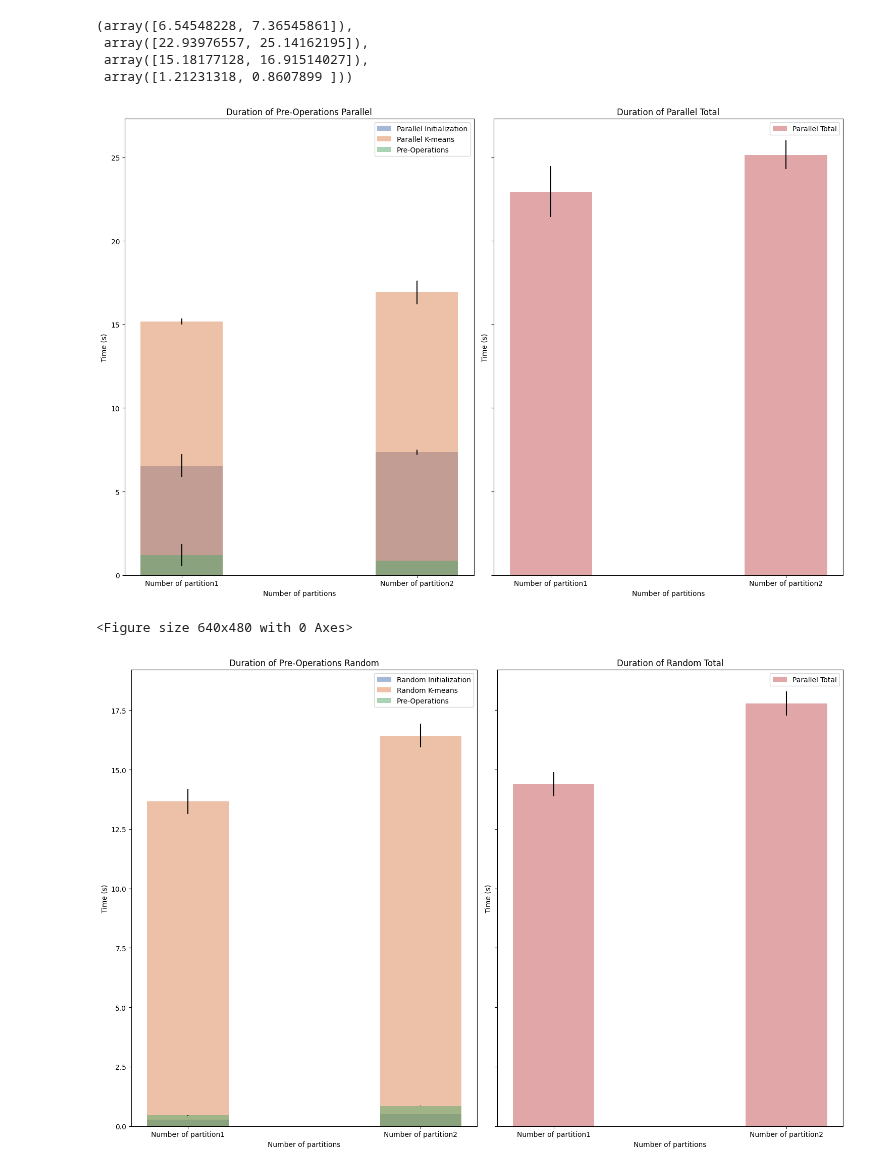
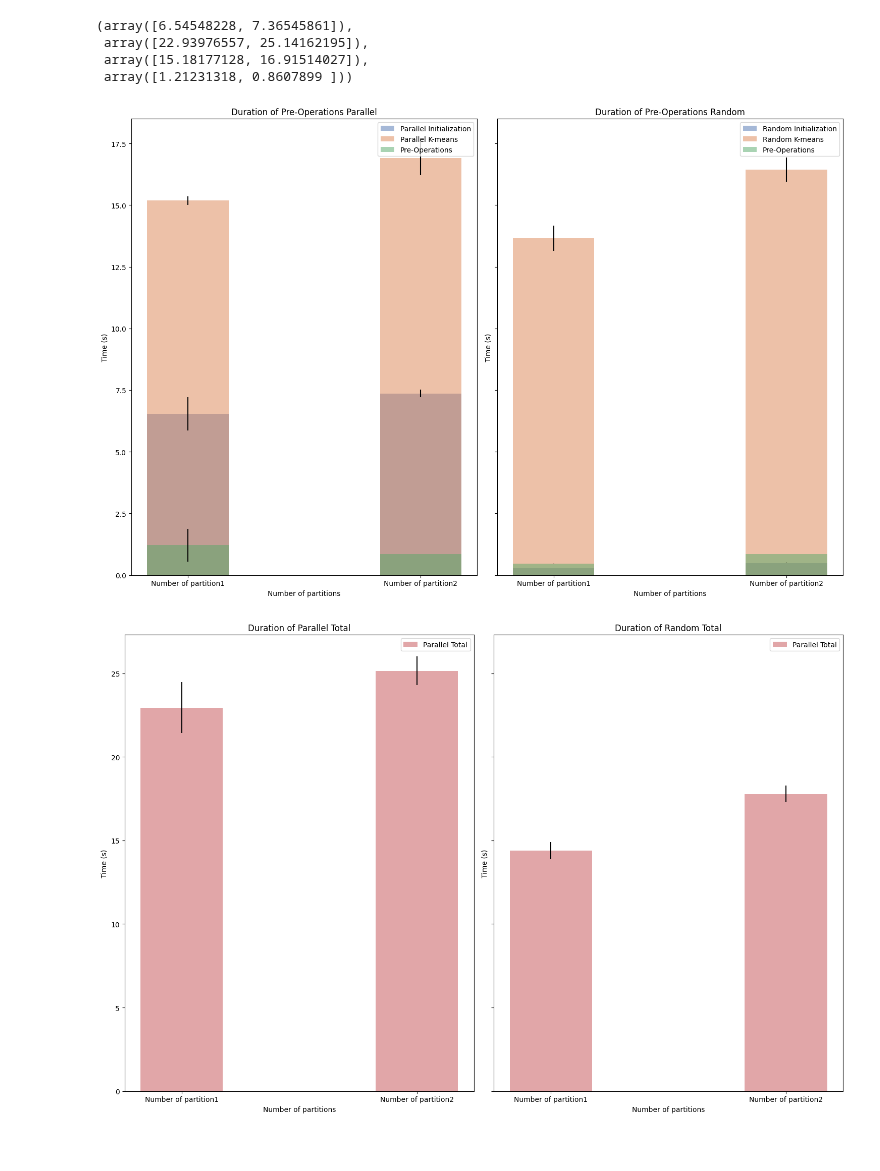
Before and after one commit to LorenzoVigorelli/Distributed-K-Means-Clustering, a Jupyter notebook: spark/DistributedKmeans/results.ipynb, the cells around one changed output. Drawn from its saved outputs; the diff is of its cells as text; code cells hidden in the pictures.

Commit message:
plots

```diff
--- a/spark/DistributedKmeans/results.ipynb
+++ b/spark/DistributedKmeans/results.ipynb
@@ -865,61 +885,34 @@ meanPinit, meanPtotal, meanPkmeans , meanPpre
 # %%
 colorPalette = sns.color_palette("deep")
 # Impostare colori più chiari
 colorInit = colorPalette[0]
 colorKmeans = colorPalette[1]
 colorPre = colorPalette[2]
 color = colorPalette[3]
 
 # Creare il plot in modo più sintetico
 fig, ax = plt.subplots(1, 2, figsize=(15, 10), sharey=True)
 barWidth = 0.35
 indices = range(len(totalLogP[0]["totalLogParallelInit"]))
 
 # Funzione per semplificare la creazione dei subplot
 def create_subplot(ax, indices, mean, std, title, label, color):
     ax.bar(indices, mean, barWidth, yerr=std, label=label, color=color, alpha=0.5)
     ax.set_title(title)
     ax.set_xlabel("Number of partitions")
     ax.set_ylabel("Time (s)")
     ax.legend()
     ax.set_xticks(indices)
     ax.set_xticklabels(totalLogP[0]["totalLogParallelInit"].keys())
 
 # Applicare la funzione ai subplot
 create_subplot(ax[0], indices, meanPinit, stdPinit, "Duration of Parallel Initialization", "Parallel Initialization", colorInit)
 create_subplot(ax[0], indices, meanPkmeans, stdPkmeans, "", "Parallel K-means", colorKmeans)
 create_subplot(ax[0], indices, meanPpre, stdPpre, "Duration of Pre-Operations Parallel", "Pre-Operations", colorPre)
-create_subplot(ax[1], indices, meanPtotal, stdPTotal, "Duration of Parallel Total", "Parallel Total", color)
+create_subplot(ax[1], indices, meanRinit, stdRinit, "Duration of Random Initialization", "Random Initialization", colorInit)
+create_subplot(ax[1], indices, meanRkmeans, stdRkmeans, "", "Random K-means", colorKmeans)
+create_subplot(ax[1], indices, meanRpre, stdRpre, "Duration of Pre-Operations Random", "Pre-Operations", colorPre)
 
 plt.tight_layout()
 # %% [output]
-[figure, old version]
+[figure, new version]
-# %%
-# Riduci la larghezza del bar per fare spazio a più bar nella stessa colonna
-barWidth = 0.1
-
-# Calcola nuovi indici per ciascun gruppo di bar
-indices = np.arange(len(totalLogP[0]["totalLogParallelInit"]))
-offset = barWidth
-
-# Funzione per semplificare la creazione dei subplot con bar separati
-def create_subplot(ax, indices, mean, std, title, label, color, position_offset):
-    new_indices = indices + position_offset
-    ax.bar(new_indices, mean, barWidth, yerr=std, label=label, color=color, alpha=0.5)
-    ax.set_title(title)
-    ax.set_xlabel("Number of partitions")
-    ax.set_ylabel("Time (s)")
-    ax.legend()
-    ax.set_xticks(indices)
-    ax.set_xticklabels(totalLogP[0]["totalLogParallelInit"].keys())
-
-# Applicare la funzione ai subplot con offset per separare i bar
-create_subplot(ax[0], indices, meanPinit, stdPinit, "Duration of Parallel Initialization", "Parallel Initialization", colorInit, -offset)
-create_subplot(ax[0], indices, meanPkmeans, stdPkmeans, "", "Parallel K-means", colorKmeans, 0)  # Nessun offset per il gruppo centrale
-create_subplot(ax[0], indices, meanPpre, stdPpre, "Duration of Pre-Operations Parallel", "Pre-Operations", colorPre, offset)
-create_subplot(ax[1], indices, meanPtotal, stdPTotal, "Duration of Parallel Total", "Parallel Total", color, 0)  # Questo rimane invariato
-
-plt.tight_layout()
-plt.show()
-# %% [output]
-<Figure size 640x480 with 0 Axes>
@@ -967,11 +940,10 @@ def create_subplot(ax, indices, mean, std, title, label, color):
     ax.set_xticklabels(totalLogP[0]["totalLogParallelInit"].keys())
 
 # Applicare la funzione ai subplot
-create_subplot(ax[0], indices, meanRinit, stdRinit, "Duration of Random Initialization", "Random Initialization", colorInit)
-create_subplot(ax[0], indices, meanRkmeans, stdRkmeans, "", "Random K-means", colorKmeans)
-create_subplot(ax[0], indices, meanRpre, stdRpre, "Duration of Pre-Operations Random", "Pre-Operations", colorPre)
+
+create_subplot(ax[0], indices, meanPtotal, stdPTotal, "Duration of Parallel Total", "Parallel Total", color)
 create_subplot(ax[1], indices, meanRtotal, stdRTotal, "Duration of Random Total", "Parallel Total", color)
 
 plt.tight_layout()
 # %% [output]
-[figure, old version]
+[figure, new version]
```
Also changed, not shown: parts of 3 cells of this notebook.
